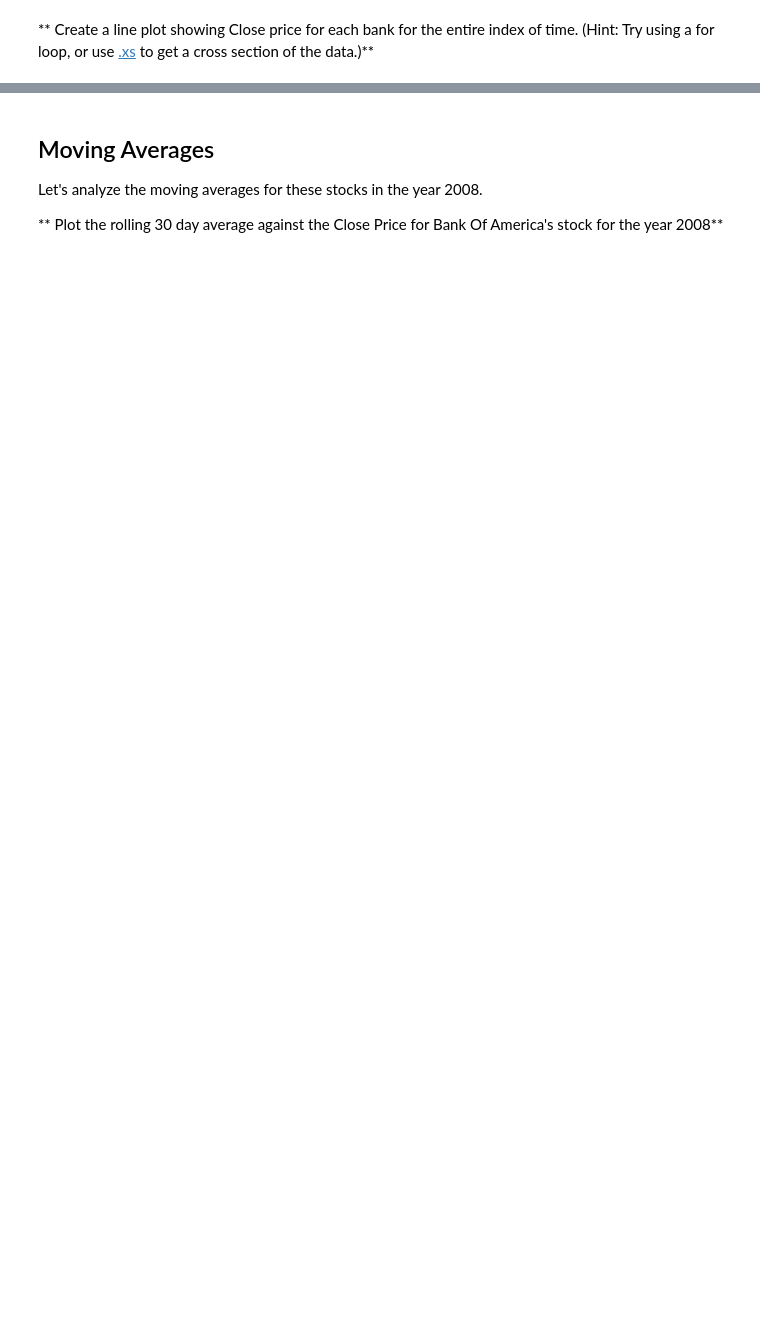
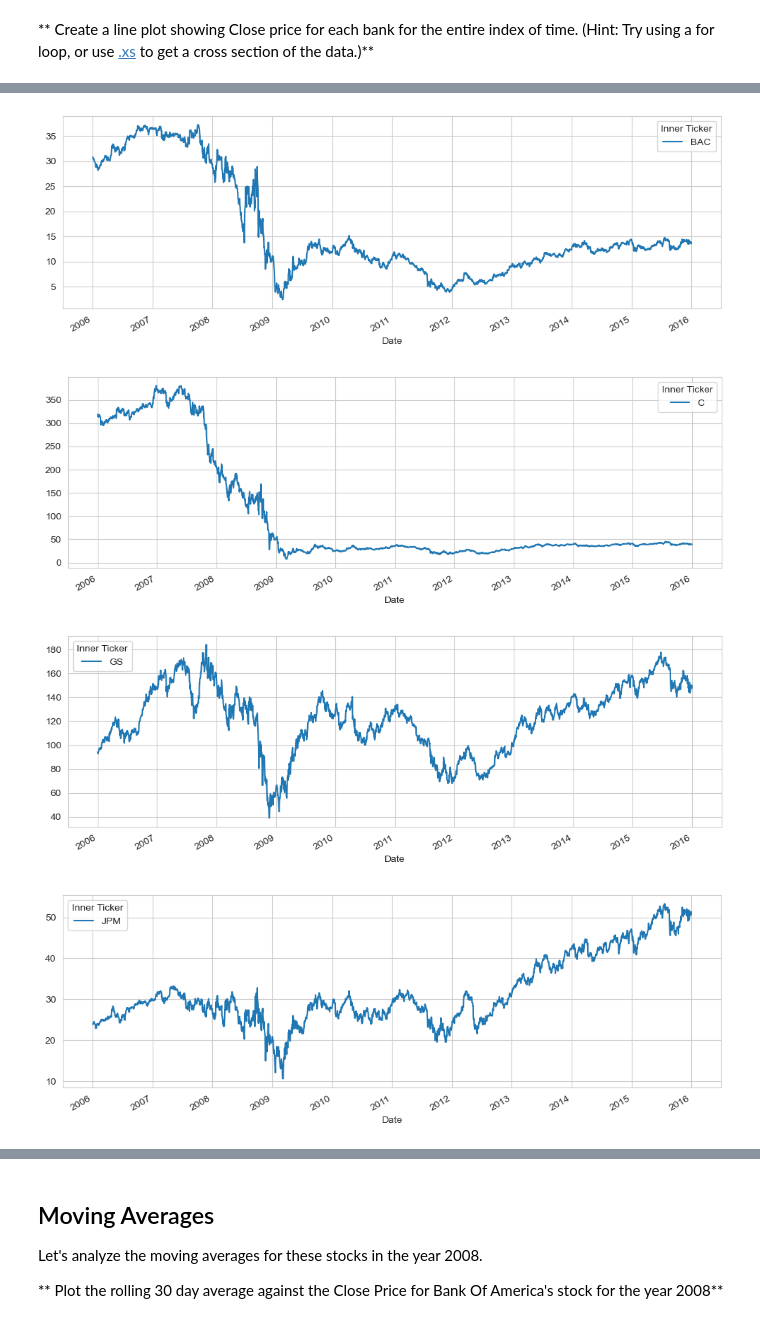
Before and after one commit to sc-grads/sc_PascalGovender_2025, a Jupyter notebook: Python/Jupyter/Refactored_Py_DS_ML_Bootcamp-master/10-Data-Capstone-Projects/03-Finance Project.ipynb, the cells around one changed output, grey strips where cells are left out. Drawn from its saved outputs; the diff is of its cells as text; code cells hidden in the pictures; blank space fills up the shorter version.

```diff
--- a/Python/Jupyter/Refactored_Py_DS_ML_Bootcamp-master/10-Data-Capstone-Projects/03-Finance Project.ipynb
+++ b/Python/Jupyter/Refactored_Py_DS_ML_Bootcamp-master/10-Data-Capstone-Projects/03-Finance Project.ipynb
@@ -229,0 +279,10 @@ cf.go_offline()
+# %%
+for tick in tickers:
+    bank_stocks[tick]['Close'].plot(figsize=(12,4),label=tick)
+plt.legend()
+plt.show()
+# %% [output]
+[figure, added]
+[figure, added]
+[figure, added]
+[figure, added]
```
Also changed, not shown: parts of 40 cells of this notebook.
